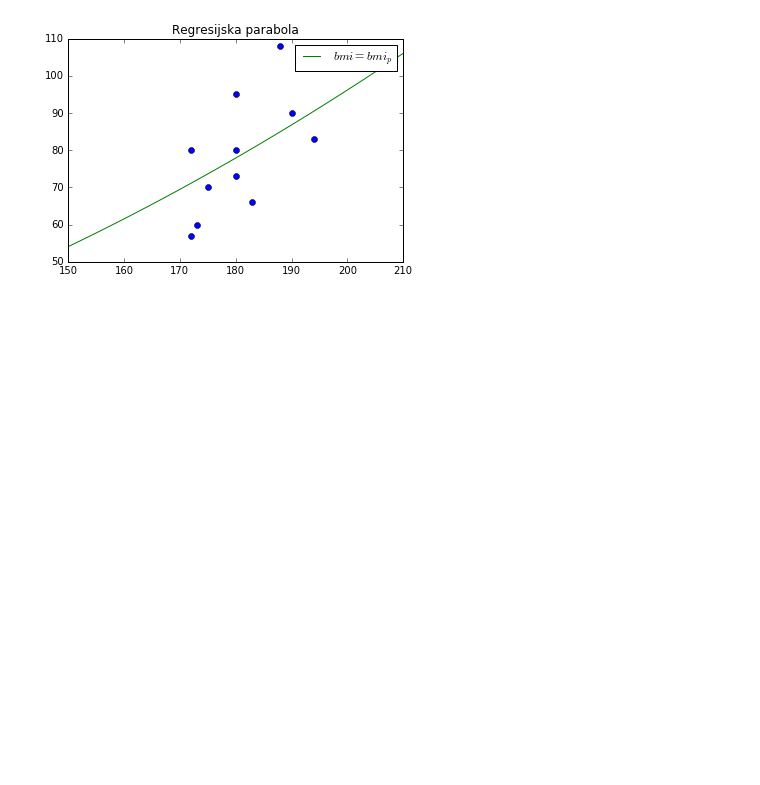
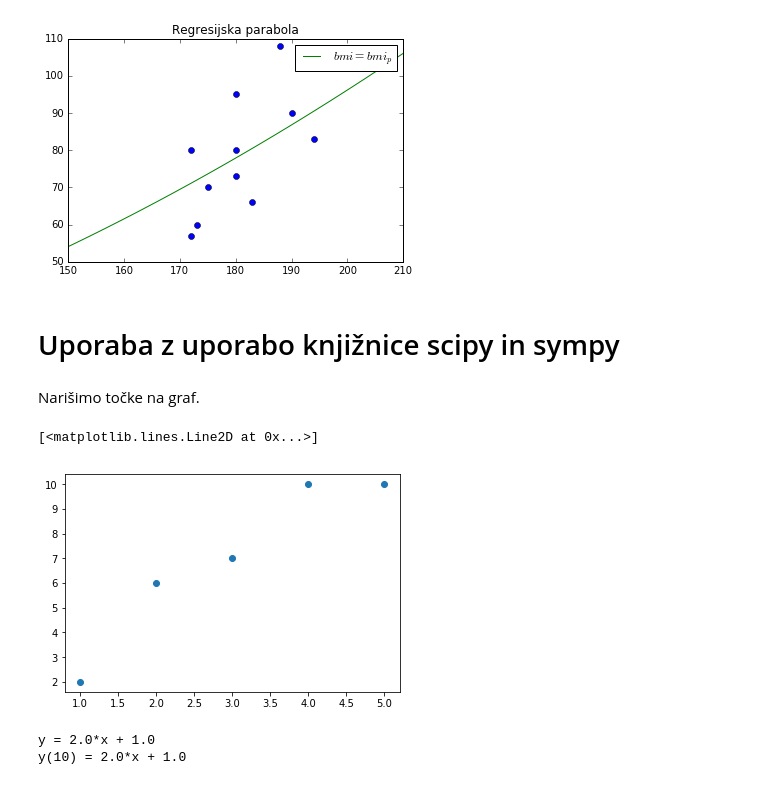
Before and after one commit to mrcinv/ovs.py, a Jupyter notebook: Regresija.ipynb, the cells around one changed output. Drawn from its saved outputs; the diff is of its cells as text; code cells hidden in the pictures; blank space fills up the shorter version.

```diff
--- a/Regresija.ipynb
+++ b/Regresija.ipynb
@@ -141,3 +141,33 @@ title("Regresijska parabola")
 # %% [output]
 <matplotlib.text.Text at 0x...>
 [figure]
+# %% [markdown]
+# Uporaba z uporabo knjižnice scipy in sympy
+# %%
+from scipy.stats import pearsonr
+from statistics import stdev, mean
+x = [1,2,3,4,5]
+y = [2,6,7,10,10]
+r = pearsonr(x,y)[0]
+sy = stdev(y)
+sx = stdev(x)
+mx = mean(x)
+my = mean(y)
+# %% [markdown]
+Narišimo točke na graf.
+# %%
+plot(x, y, 'o')
+# %% [output]
+[<matplotlib.lines.Line2D at 0x...>]
+[figure, added]
+# %%
+from sympy import Symbol, Eq, solve
+yy = Symbol('y')
+xx = Symbol('x')
+eq = Eq(yy - my, r*sy/sx*(xx-mx))
+result = solve(eq, yy)[0]
+print("y =",result)
+print("y(10) =",result.subs(x,10))
+# %% [output]
+y = 2.0*x + 1.0
+y(10) = 2.0*x + 1.0
```
Also changed, not shown: parts of 9 cells of this notebook, 4 other files.
